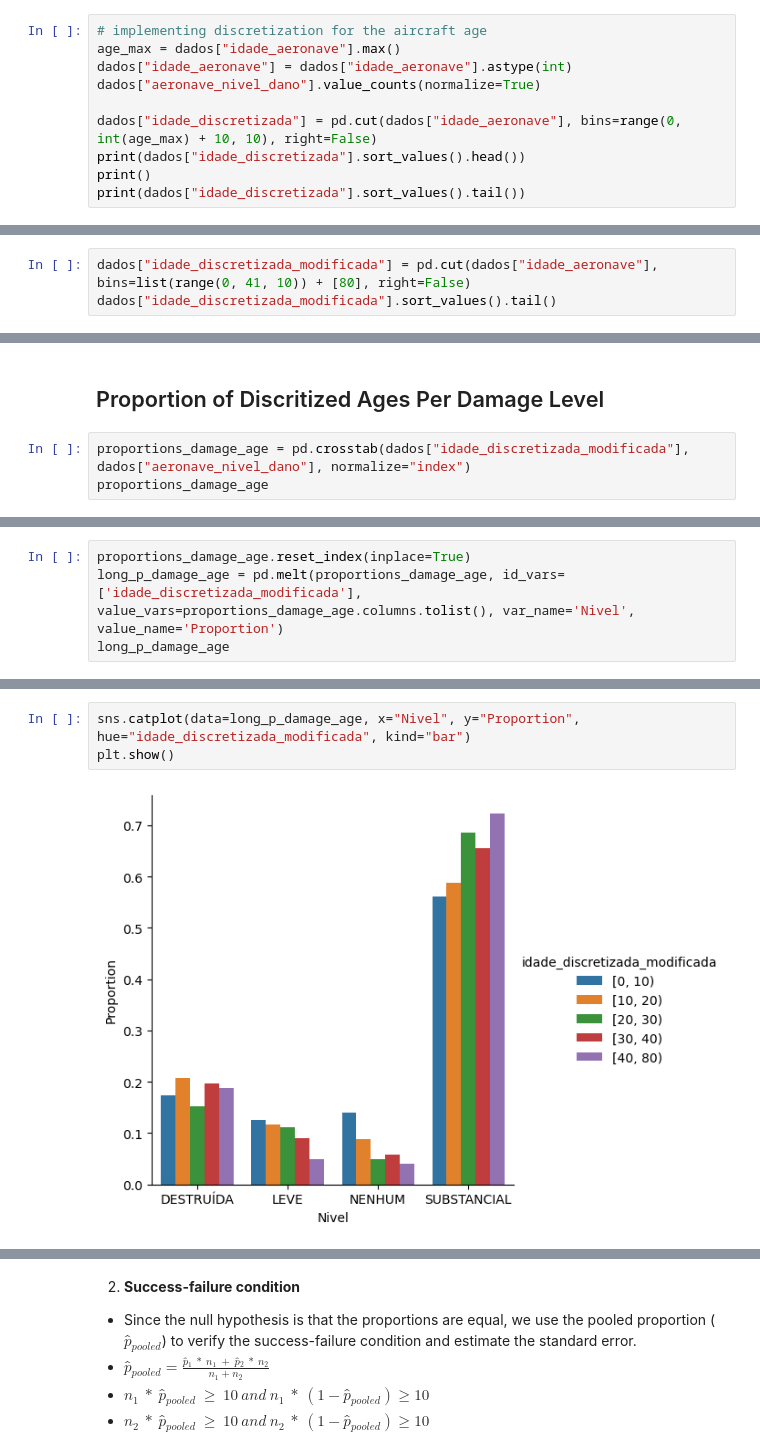
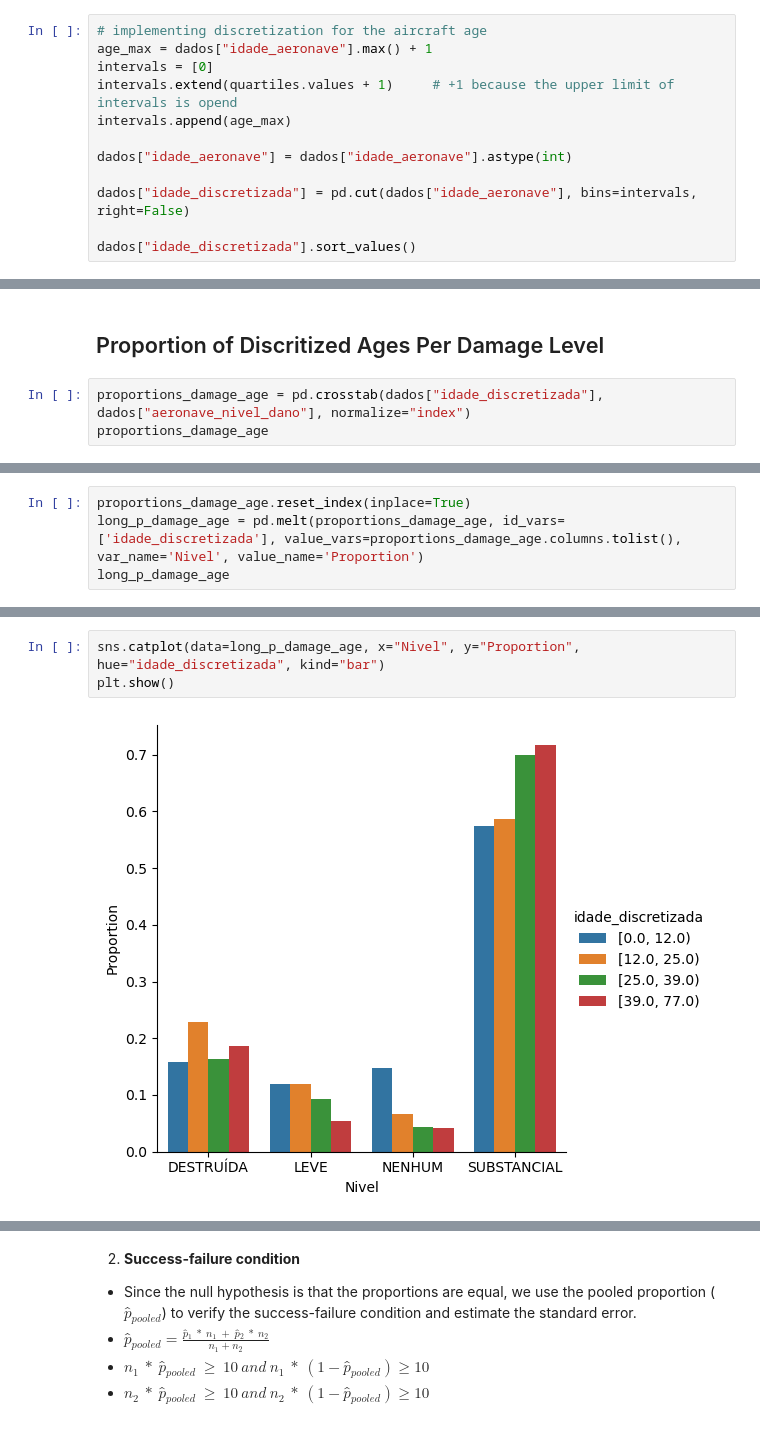
Before and after one commit to igor-diniz/MECD-Statistics, a Jupyter notebook: project1_statistics_fced.ipynb, the cells around one changed output, grey strips where cells are left out. Cells and saved outputs as stored; diff of their text form.

```diff
--- a/project1_statistics_fced.ipynb
+++ b/project1_statistics_fced.ipynb
@@ -355,11 +363,13 @@ We can confirm with a 0.95% confindence level that older aircrafts tend to have
 # %%
 # implementing discretization for the aircraft age
-age_max = dados["idade_aeronave"].max()
+age_max = dados["idade_aeronave"].max() + 1
+intervals = [0]
+intervals.extend(quartiles.values + 1)     # +1 because the upper limit of intervals is opend
+intervals.append(age_max)
+
 dados["idade_aeronave"] = dados["idade_aeronave"].astype(int)
-dados["aeronave_nivel_dano"].value_counts(normalize=True)
 
-dados["idade_discretizada"] = pd.cut(dados["idade_aeronave"], bins=range(0, int(age_max) + 10, 10), right=False)
-print(dados["idade_discretizada"].sort_values().head())
-print()
-print(dados["idade_discretizada"].sort_values().tail())
+dados["idade_discretizada"] = pd.cut(dados["idade_aeronave"], bins=intervals, right=False)
+
+dados["idade_discretizada"].sort_values()
 # %% [output]
@@ -388,3 +394,0 @@ Since ages greater than or equal 50 are less frequent, it seems a good oportunit
-# %%
-dados["idade_discretizada_modificada"] = pd.cut(dados["idade_aeronave"], bins=list(range(0, 41, 10)) + [80], right=False)
-dados["idade_discretizada_modificada"].sort_values().tail()
@@ -423,7 +407,7 @@ plt.show()
 # %% [markdown]
 ## Proportion of Discritized Ages Per Damage Level
 # %%
-proportions_damage_age = pd.crosstab(dados["idade_discretizada_modificada"], dados["aeronave_nivel_dano"], normalize="index")
+proportions_damage_age = pd.crosstab(dados["idade_discretizada"], dados["aeronave_nivel_dano"], normalize="index")
 proportions_damage_age
 # %% [output]
 | aeronave_nivel_dano | DESTRUÍDA | LEVE | NENHUM | SUBSTANCIAL |
@@ -436,5 +419,5 @@ proportions_damage_age
 # %%
 proportions_damage_age.reset_index(inplace=True)
-long_p_damage_age = pd.melt(proportions_damage_age, id_vars=['idade_discretizada_modificada'], value_vars=proportions_damage_age.columns.tolist(), var_name='Nivel', value_name='Proportion')
+long_p_damage_age = pd.melt(proportions_damage_age, id_vars=['idade_discretizada'], value_vars=proportions_damage_age.columns.tolist(), var_name='Nivel', value_name='Proportion')
 long_p_damage_age
 # %% [output]
@@ -458,8 +441,8 @@ long_p_damage_age
 # %%
-sns.catplot(data=long_p_damage_age, x="Nivel", y="Proportion", hue="idade_discretizada_modificada", kind="bar")
+sns.catplot(data=long_p_damage_age, x="Nivel", y="Proportion", hue="idade_discretizada", kind="bar")
 plt.show()
 # %% [output]
-[figure, old version]
+[figure, new version]
 # %% [markdown]
 Analysing the charts we can propose two hypothesis:
 
```
Also changed, not shown: parts of 61 cells of this notebook.
